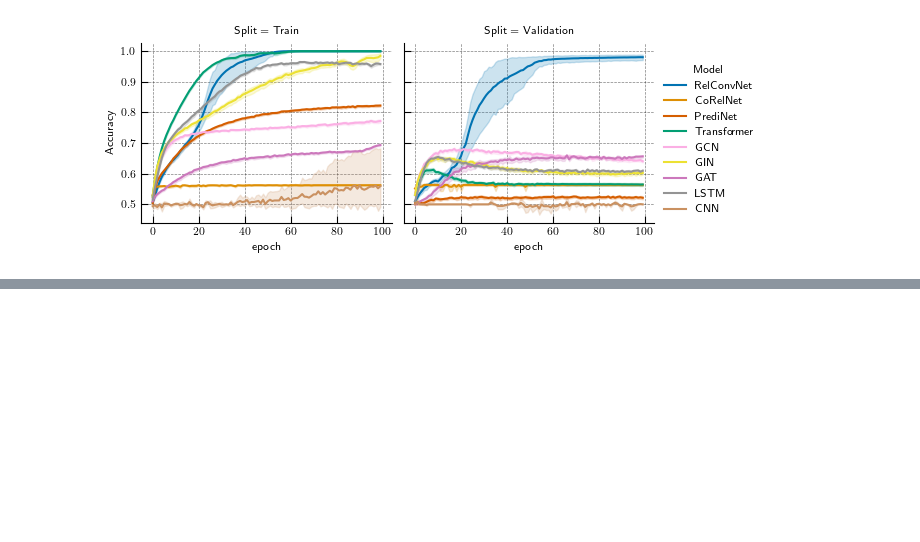
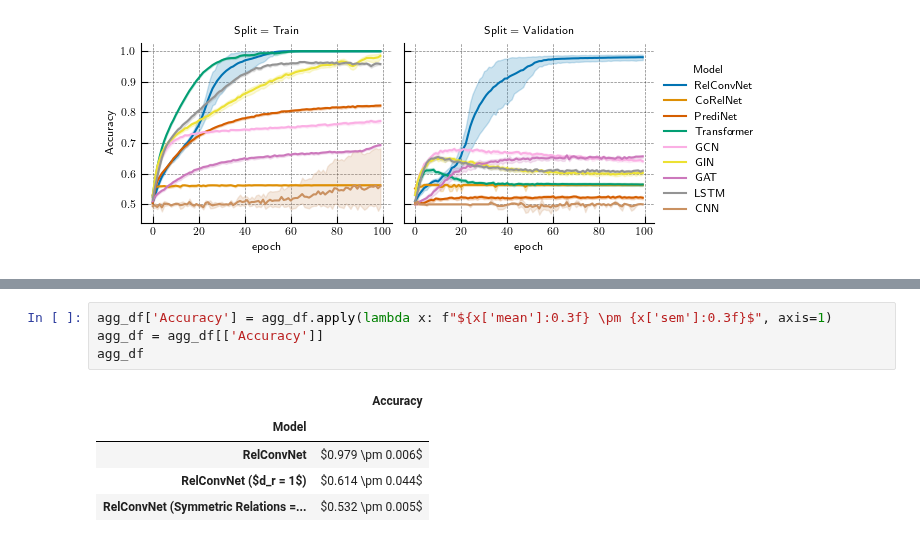
Before and after one commit to Awni00/relational-convolutions, a Jupyter notebook: paper_figures/generate_figures_tables.ipynb, the cells around one changed output, grey strips where cells are left out. Drawn from its saved outputs; the diff is of its cells as text; blank space fills up the shorter version.

```diff
--- a/paper_figures/generate_figures_tables.ipynb
+++ b/paper_figures/generate_figures_tables.ipynb
@@ -748,0 +790,10 @@ fig.savefig(f'{save_dir}/contains_set_training_curves_tunedbaselines.pdf')
+# %%
+agg_df['Accuracy'] = agg_df.apply(lambda x: f"${x['mean']:0.3f} \pm {x['sem']:0.3f}$", axis=1)
+agg_df = agg_df[['Accuracy']]
+agg_df
+# %% [output]
+|  | Accuracy |
+| Model |  |
+| RelConvNet | $0.979 \pm 0.006$ |
+| RelConvNet ($d_r = 1$) | $0.614 \pm 0.044$ |
+| RelConvNet (Symmetric Relations =... | $0.532 \pm 0.005$ |
```
Also changed, not shown: parts of 10 cells of this notebook.
